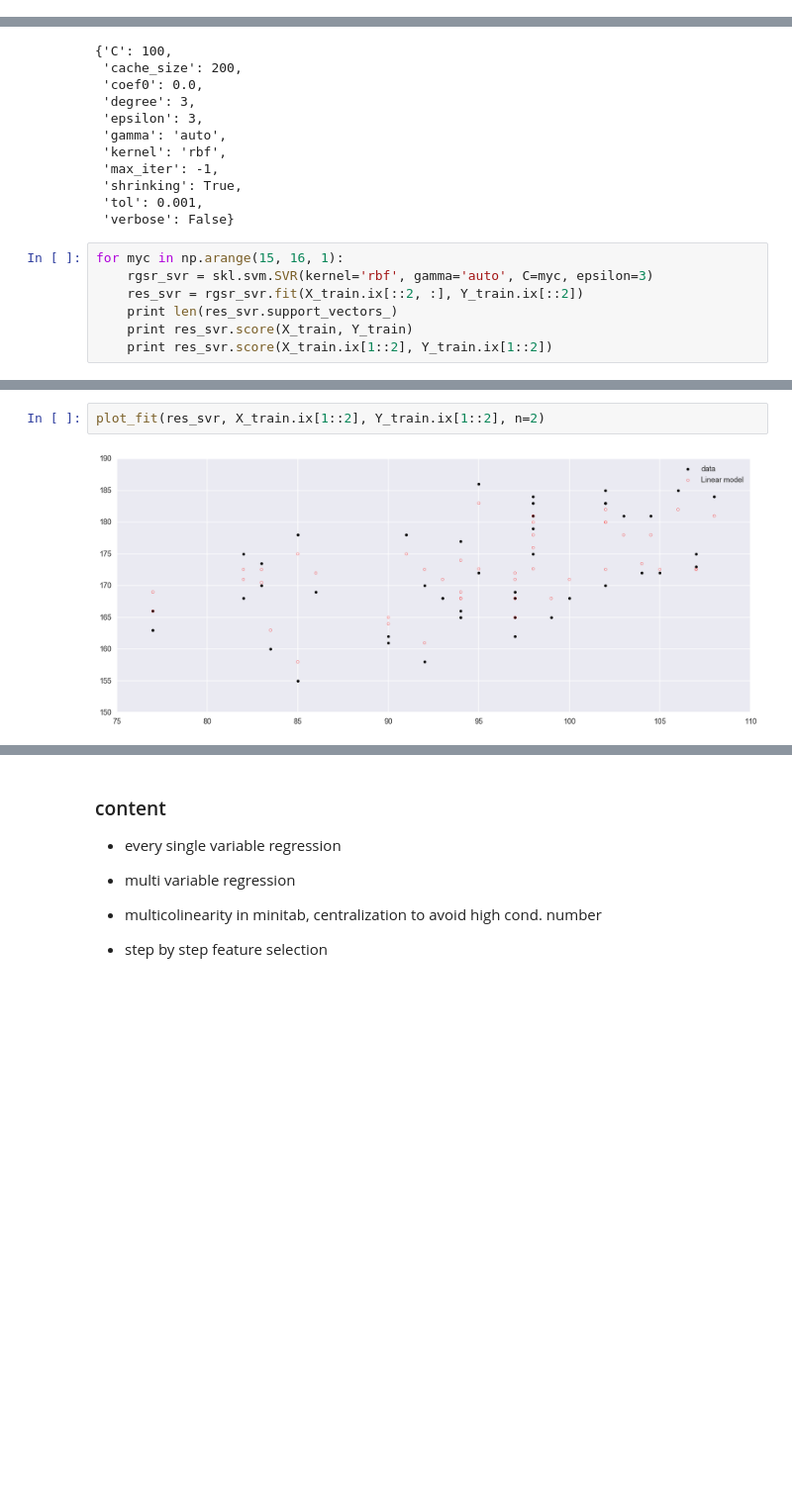
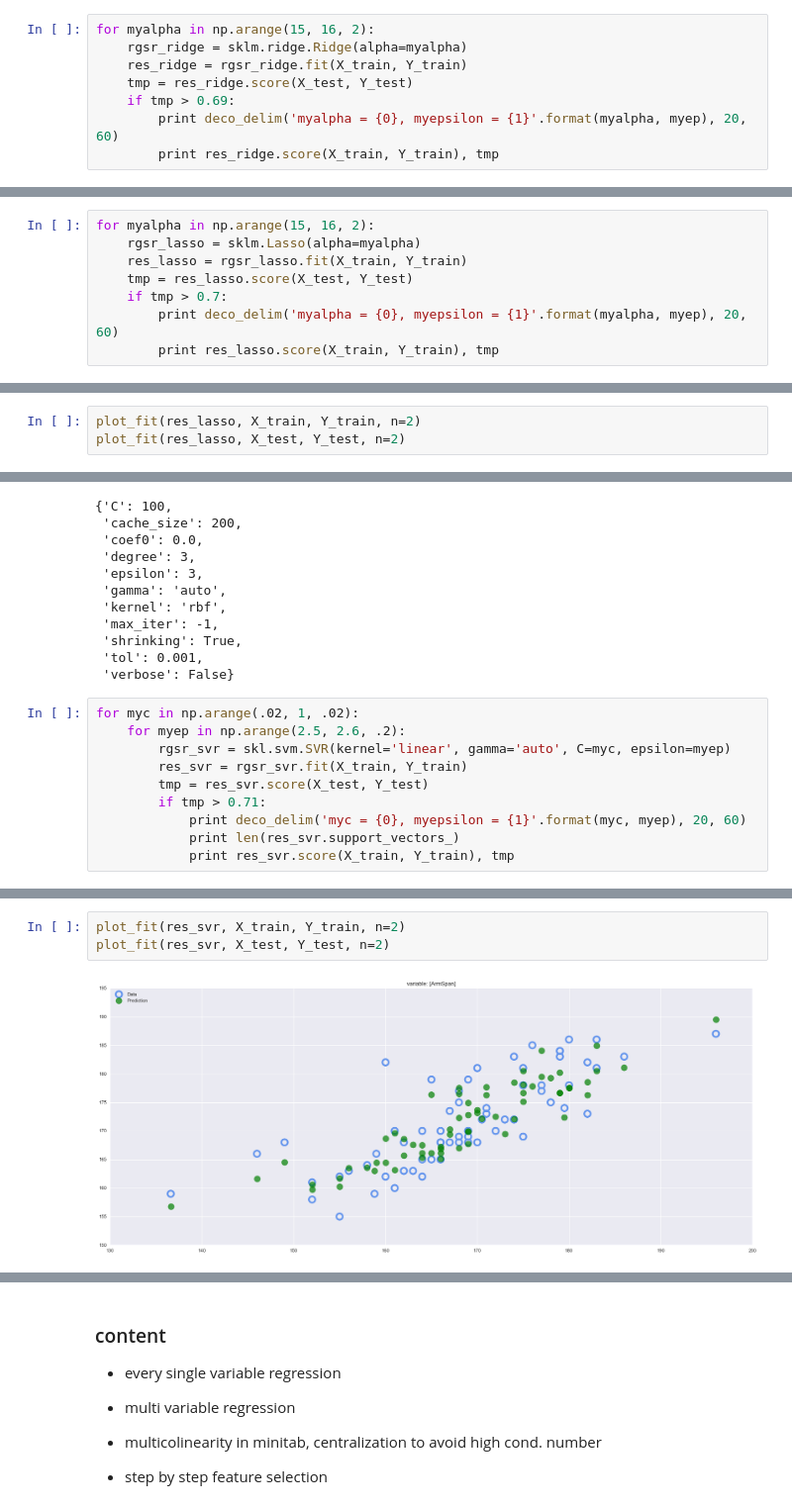
Before and after one commit to brillliantz/Statistics, a Jupyter notebook: EDA_and_Regression_on_Height.ipynb, the cells around one changed output, grey strips where cells are left out. Shown at 99% size. Saved outputs shown, nothing was run; the diff lists cells and outputs as text; blank space fills up the shorter version.

```diff
--- a/EDA_and_Regression_on_Height.ipynb
+++ b/EDA_and_Regression_on_Height.ipynb
@@ -860,0 +936,8 @@ array([ 0.58490229,  0.03333027])
+# %%
+for myalpha in np.arange(15, 16, 2):
+    rgsr_ridge = sklm.ridge.Ridge(alpha=myalpha)
+    res_ridge = rgsr_ridge.fit(X_train, Y_train)
+    tmp = res_ridge.score(X_test, Y_test)
+    if tmp > 0.69:
+        print deco_delim('myalpha = {0}, myepsilon = {1}'.format(myalpha, myep), 20, 60)
+        print res_ridge.score(X_train, Y_train), tmp
@@ -860,0 +947,8 @@ array([ 0.58490229,  0.03333027])
+# %%
+for myalpha in np.arange(15, 16, 2):
+    rgsr_lasso = sklm.Lasso(alpha=myalpha)
+    res_lasso = rgsr_lasso.fit(X_train, Y_train)
+    tmp = res_lasso.score(X_test, Y_test)
+    if tmp > 0.7:
+        print deco_delim('myalpha = {0}, myepsilon = {1}'.format(myalpha, myep), 20, 60)
+        print res_lasso.score(X_train, Y_train), tmp
@@ -860,0 +958,3 @@ array([ 0.58490229,  0.03333027])
+# %%
+plot_fit(res_lasso, X_train, Y_train, n=2)
+plot_fit(res_lasso, X_test, Y_test, n=2)
@@ -877,10 +980,13 @@ res_svr = rgsr_svr.fit(X_train, Y_train)
  'tol': 0.001,
  'verbose': False}
 # %%
-for myc in np.arange(15, 16, 1):
-    rgsr_svr = skl.svm.SVR(kernel='rbf', gamma='auto', C=myc, epsilon=3)
-    res_svr = rgsr_svr.fit(X_train.ix[::2, :], Y_train.ix[::2])
-    print len(res_svr.support_vectors_)
-    print res_svr.score(X_train, Y_train)
-    print res_svr.score(X_train.ix[1::2], Y_train.ix[1::2])
+for myc in np.arange(.02, 1, .02):
+    for myep in np.arange(2.5, 2.6, .2):
+        rgsr_svr = skl.svm.SVR(kernel='linear', gamma='auto', C=myc, epsilon=myep)
+        res_svr = rgsr_svr.fit(X_train, Y_train)
+        tmp = res_svr.score(X_test, Y_test)
+        if tmp > 0.71:
+            print deco_delim('myc = {0}, myepsilon = {1}'.format(myc, myep), 20, 60)
+            print len(res_svr.support_vectors_)
+            print res_svr.score(X_train, Y_train), tmp
 # %% [output]
@@ -890,4 +1008,5 @@ for myc in np.arange(15, 16, 1):
 # %%
-plot_fit(res_svr, X_train.ix[1::2], Y_train.ix[1::2], n=2)
+plot_fit(res_svr, X_train, Y_train, n=2)
+plot_fit(res_svr, X_test, Y_test, n=2)
 # %% [output]
-[figure, old version]
+[figure, new version]
```
Also changed, not shown: parts of 34 cells of this notebook.
